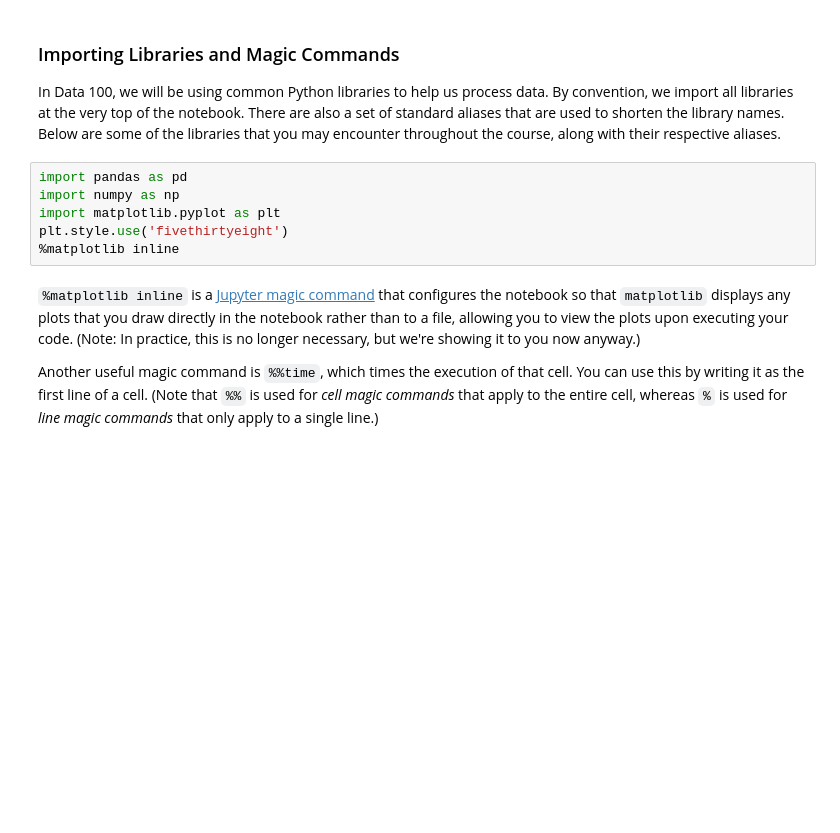
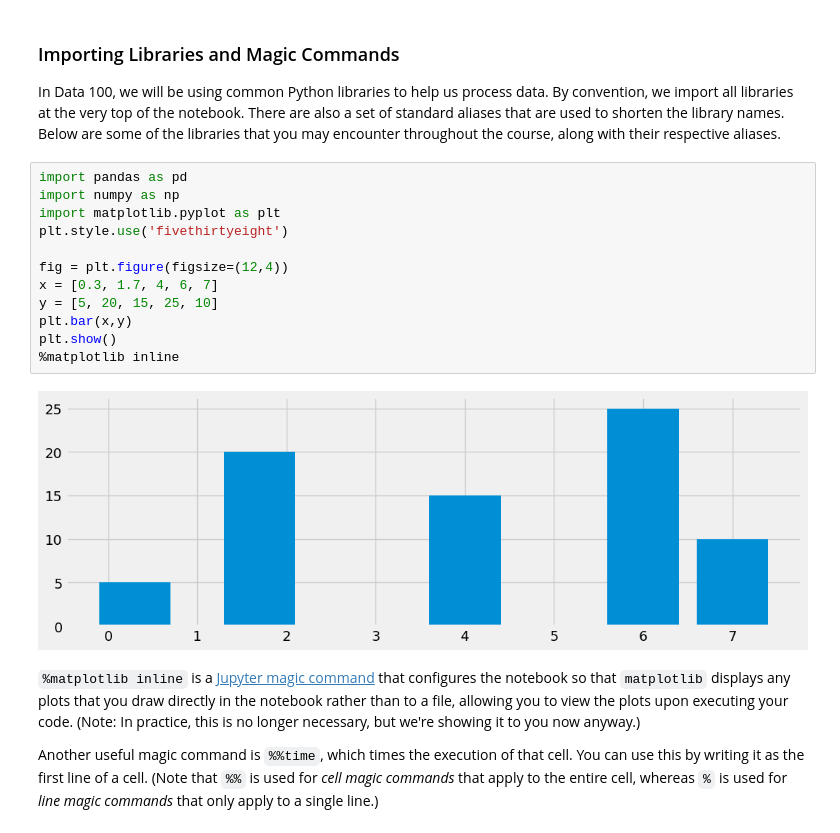
Before and after one commit to wkKarry/Data100_SP25, a Jupyter notebook: lab/lab01/lab01.ipynb, the cells around one changed output. Cells and saved outputs as stored; diff of their text form; blank space fills up the shorter version.

```diff
--- a/lab/lab01/lab01.ipynb
+++ b/lab/lab01/lab01.ipynb
@@ -54,9 +74,17 @@ In Data 100, we will be using common Python libraries to help us process data. B
 # %%
 import pandas as pd
 import numpy as np
 import matplotlib.pyplot as plt
 plt.style.use('fivethirtyeight')
+
+fig = plt.figure(figsize=(12,4))
+x = [0.3, 1.7, 4, 6, 7]
+y = [5, 20, 15, 25, 10]
+plt.bar(x,y)
+plt.show()
 %matplotlib inline
+# %% [output]
+[figure, added]
 # %% [markdown]
 `%matplotlib inline` is a [Jupyter magic command](https://ipython.readthedocs.io/en/stable/interactive/magics.html) that configures the notebook so that `matplotlib` displays any plots that you draw directly in the notebook rather than to a file, allowing you to view the plots upon executing your code. (Note: In practice, this is no longer necessary, but we're showing it to you now anyway.)
 
```
Also changed, not shown: parts of 40 cells of this notebook, 2 other files.
